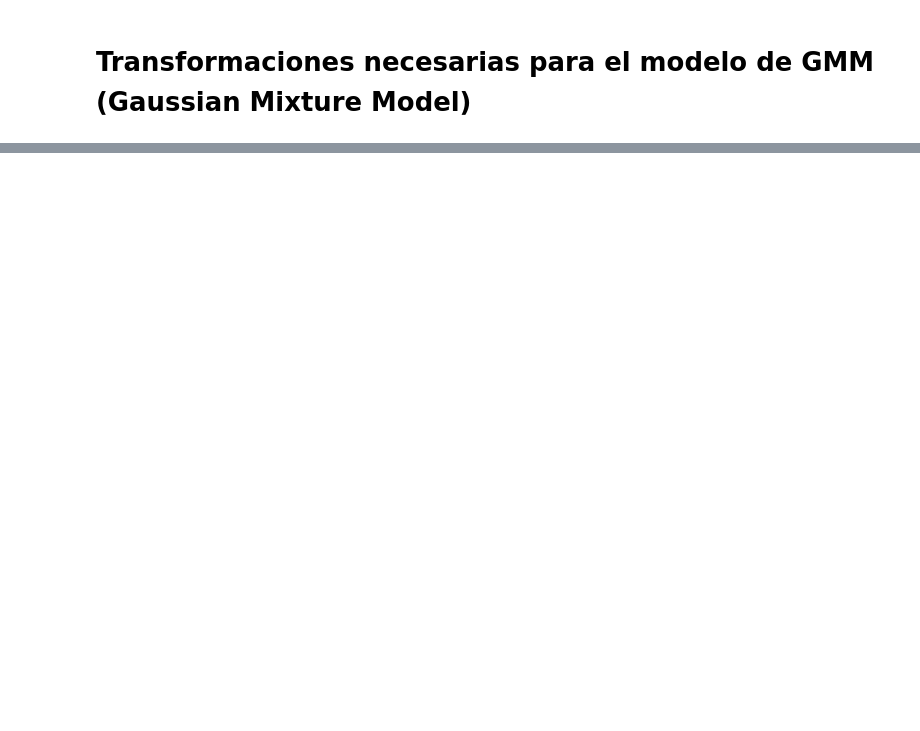
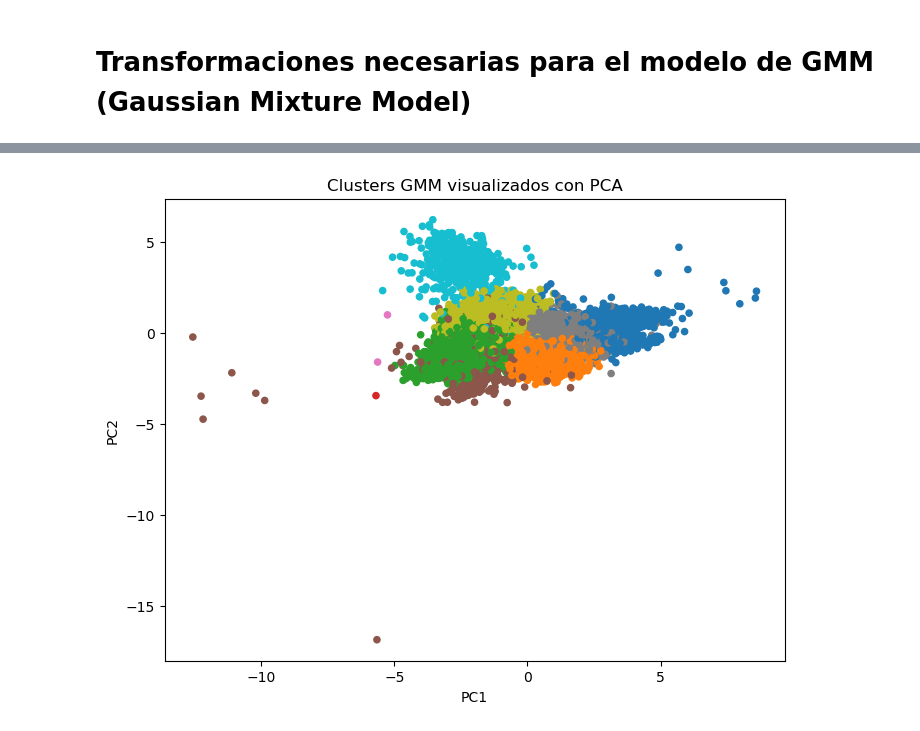
Before and after one commit to Trabajos-BI/Laboratorio2BI, a Jupyter notebook: Lab2/SeneCafeAlpes.ipynb, the cells around one changed output, grey strips where cells are left out. Drawn from its saved outputs; the diff is of its cells as text; code cells hidden in the pictures; blank space fills up the shorter version.

```diff
--- a/Lab2/SeneCafeAlpes.ipynb
+++ b/Lab2/SeneCafeAlpes.ipynb
@@ -473,0 +665,14 @@ None
+# %%
+from sklearn.decomposition import PCA
+
+pca = PCA(n_components=2)
+X_pca = pca.fit_transform(X)
+
+plt.figure(figsize=(8,6))
+plt.scatter(X_pca[:,0], X_pca[:,1], c=labels, cmap='tab10', s=20)
+plt.xlabel("PC1")
+plt.ylabel("PC2")
+plt.title("Clusters GMM visualizados con PCA")
+plt.show()
+# %% [output]
+[figure, added]
```
Also changed, not shown: parts of 18 cells of this notebook.
